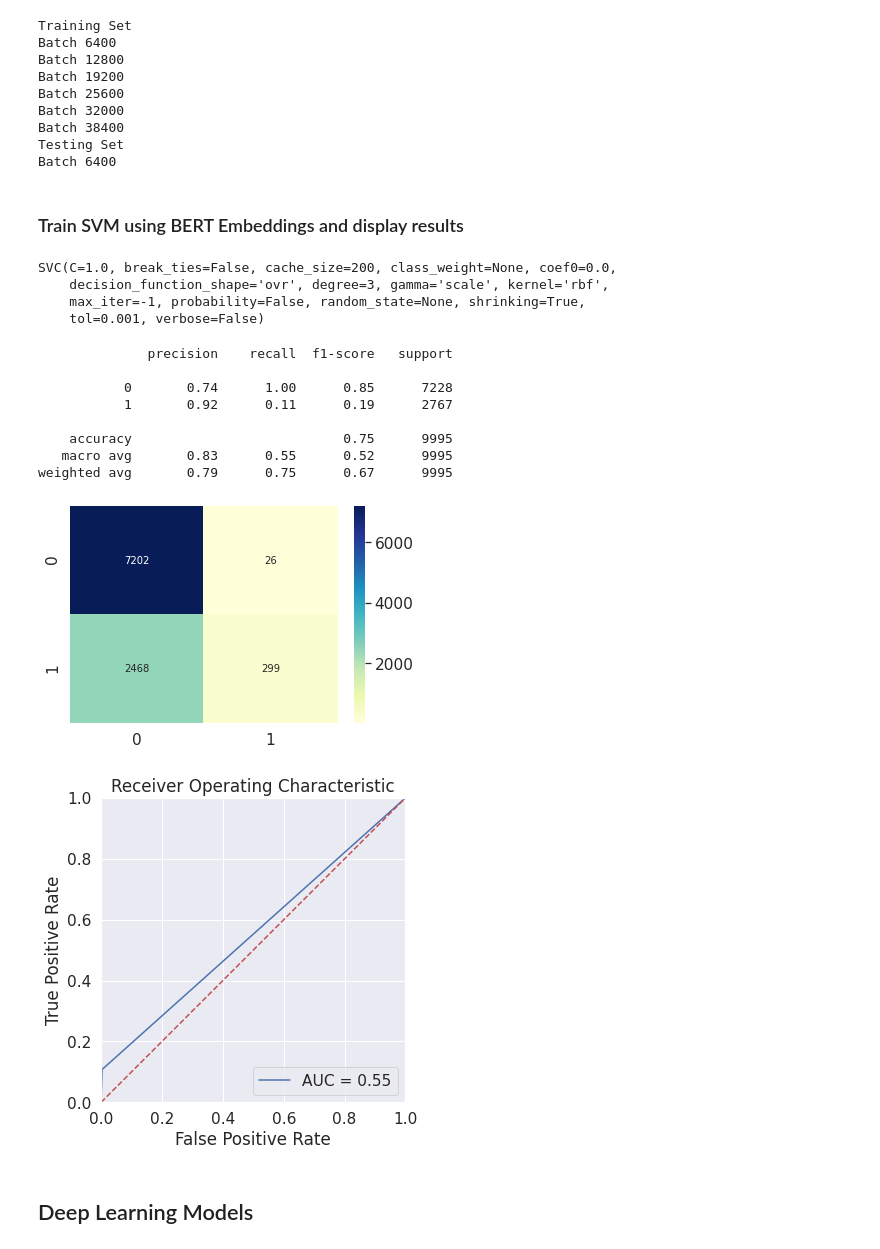
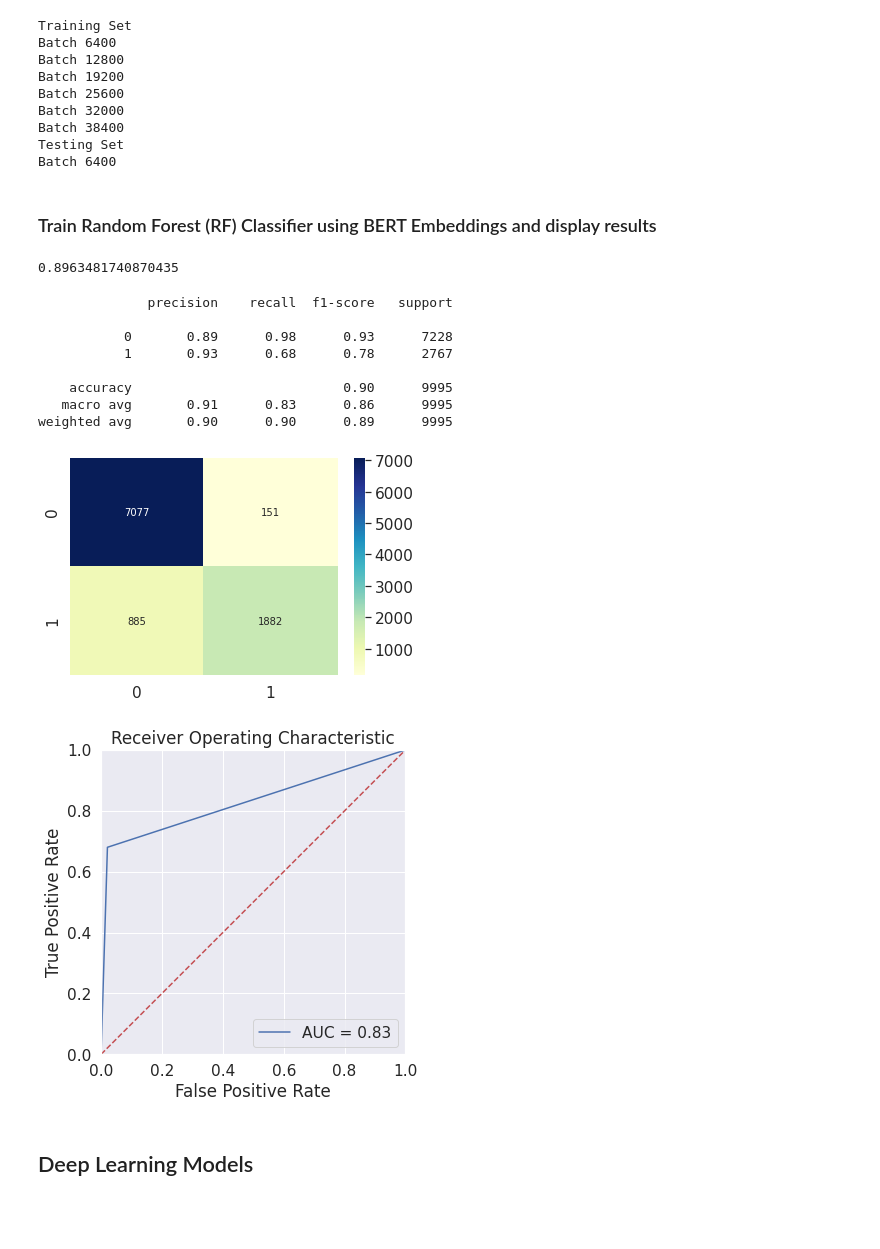
Before and after one commit to FaiZaman/Fake-News-Detection-with-Natural-Language-Processing, a Jupyter notebook: Fake_News_Challenge_Classifier.ipynb, the cells around one changed output. Cells and saved outputs as stored; diff of their text form; code cells hidden in the pictures; blank space fills up the shorter version.

Commit message:
Replaced SVM with Random Forest for better and faster results on TFIDF and BERT embeddings

```diff
--- a/Fake_News_Challenge_Classifier.ipynb
+++ b/Fake_News_Challenge_Classifier.ipynb
@@ -226,13 +227,10 @@ def plot_roc_curve(y_test, y_pred):
 # %% [markdown]
 ### Display Classification Accuracies over results and plot Confusion Matrix and ROC Curve results
 # %%
-def display_results(model, val, y_val):
+def display_results(y_pred, y_val):
 
-    # predict and print report
-    y_pred = model.predict(val)
+    # print classification report and plot confusion matrix and ROC curve
     print(metrics.classification_report(y_val, y_pred))
-
-    # plot confusion matrix and ROC curve
     plot_confusion_matrix(y_val, y_pred)
     plot_roc_curve(y_val, y_pred)
 # %% [markdown]
@@ -242,3 +239,0 @@ def display_results(model, val, y_val):
-# %%
-model = SVC(kernel='rbf')
-model.fit(tfidf_train, y_train)
@@ -339,28 +335,26 @@ Batch 6400
 bert_train = torch.load(main_path + 'bert_train.pt')
 bert_val = torch.load(main_path + 'bert_val.pt')
 # %% [markdown]
-### Train SVM using BERT Embeddings and display results
+### Train Random Forest (RF) Classifier using BERT Embeddings and display results
-# %%
-model = SVC(kernel='rbf')
-model.fit(bert_train.cpu(), y_train)
-# %% [output]
-SVC(C=1.0, break_ties=False, cache_size=200, class_weight=None, coef0=0.0,
-    decision_function_shape='ovr', degree=3, gamma='scale', kernel='rbf',
-    max_iter=-1, probability=False, random_state=None, shrinking=True,
-    tol=0.001, verbose=False)
+# %%
+bert_RF_model = RandomForestClassifier(random_state=0).fit(bert_train.cpu(), y_train)
+bert_RF_model.score(bert_val.cpu(), y_val)
+# %% [output]
+0.8963481740870435
 # %%
-display_results(model, bert_val.cpu(), y_val)
+y_pred = bert_RF_model.predict(bert_val.cpu())
+display_results(y_pred, y_val)
 # %% [output]
               precision    recall  f1-score   support
 
-           0       0.74      1.00      0.85      7228
-           1       0.92      0.11      0.19      2767
+           0       0.89      0.98      0.93      7228
+           1       0.93      0.68      0.78      2767
 
-    accuracy                           0.75      9995
-   macro avg       0.83      0.55      0.52      9995
-weighted avg       0.79      0.75      0.67      9995
+    accuracy                           0.90      9995
+   macro avg       0.91      0.83      0.86      9995
+weighted avg       0.90      0.90      0.89      9995
-[figure, old version]
+[figure, new version]
-[figure, old version]
+[figure, new version]
 # %% [markdown]
 ## Deep Learning Models
 # %% [markdown]
```
Also changed, not shown: parts of 16 cells of this notebook.
